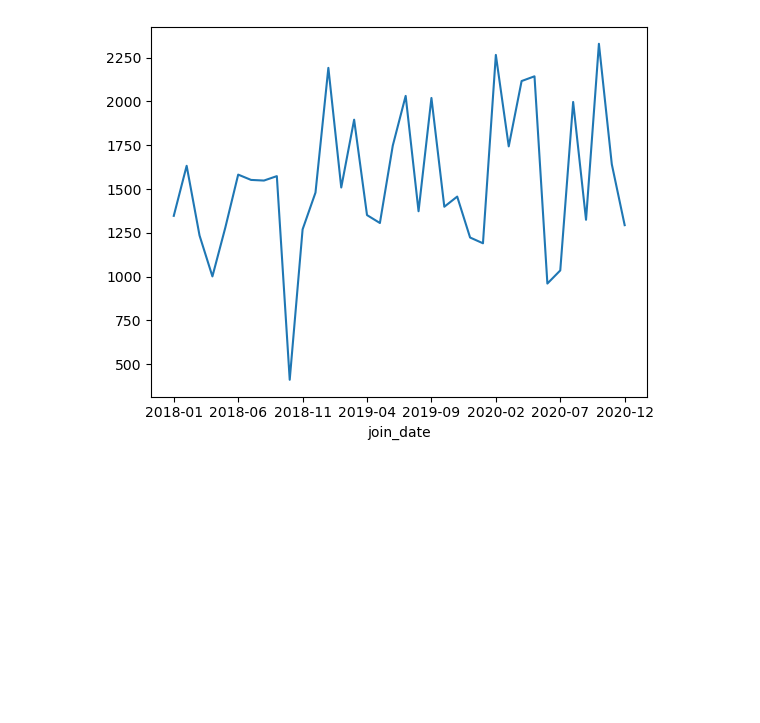
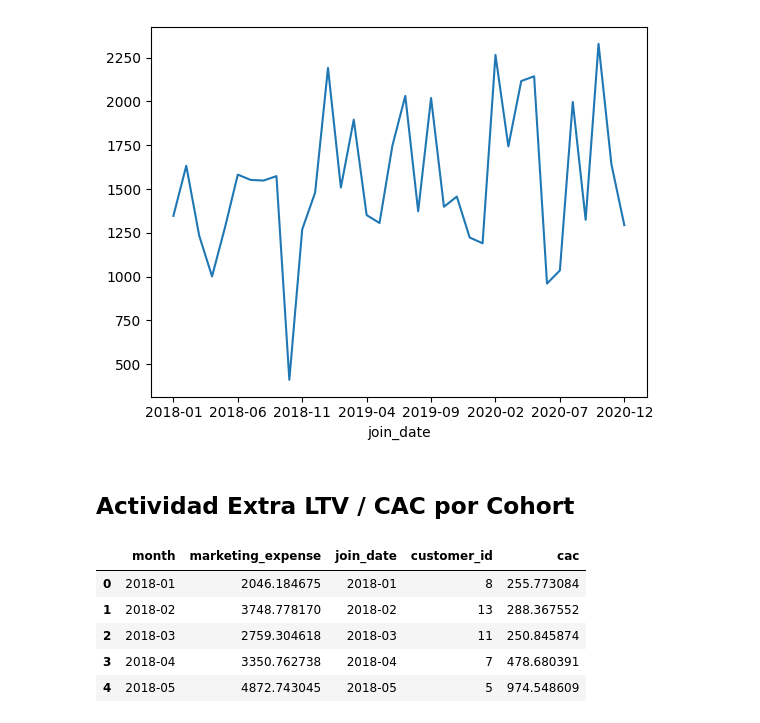
Before and after one commit to luisejdm/Analisis_de_datos_financieros_y_de_diseno_de_indicadores, a Jupyter notebook: Clases/clase04/clase04-unit-economics-cohort.ipynb, the cells around one changed output. Cells and saved outputs as stored; diff of their text form; code cells hidden in the pictures; blank space fills up the shorter version.

```diff
--- a/Clases/clase04/clase04-unit-economics-cohort.ipynb
+++ b/Clases/clase04/clase04-unit-economics-cohort.ipynb
@@ -293,3 +296,14 @@ cohorts_cltv.groupby('join_date').mean().plot()
 # %% [output]
 <Axes: xlabel='join_date'>
 [figure]
+# %% [markdown]
+## Actividad Extra LTV / CAC por Cohort
+# %%
+cac_table.head()
+# %% [output]
+|  | month | marketing_expense | join_date | customer_id | cac |
+| 0 | 2018-01 | 2046.184675 | 2018-01 | 8 | 255.773084 |
+| 1 | 2018-02 | 3748.778170 | 2018-02 | 13 | 288.367552 |
+| 2 | 2018-03 | 2759.304618 | 2018-03 | 11 | 250.845874 |
+| 3 | 2018-04 | 3350.762738 | 2018-04 | 7 | 478.680391 |
+| 4 | 2018-05 | 4872.743045 | 2018-05 | 5 | 974.548609 |
```
Also changed, not shown: parts of 5 cells of this notebook.
